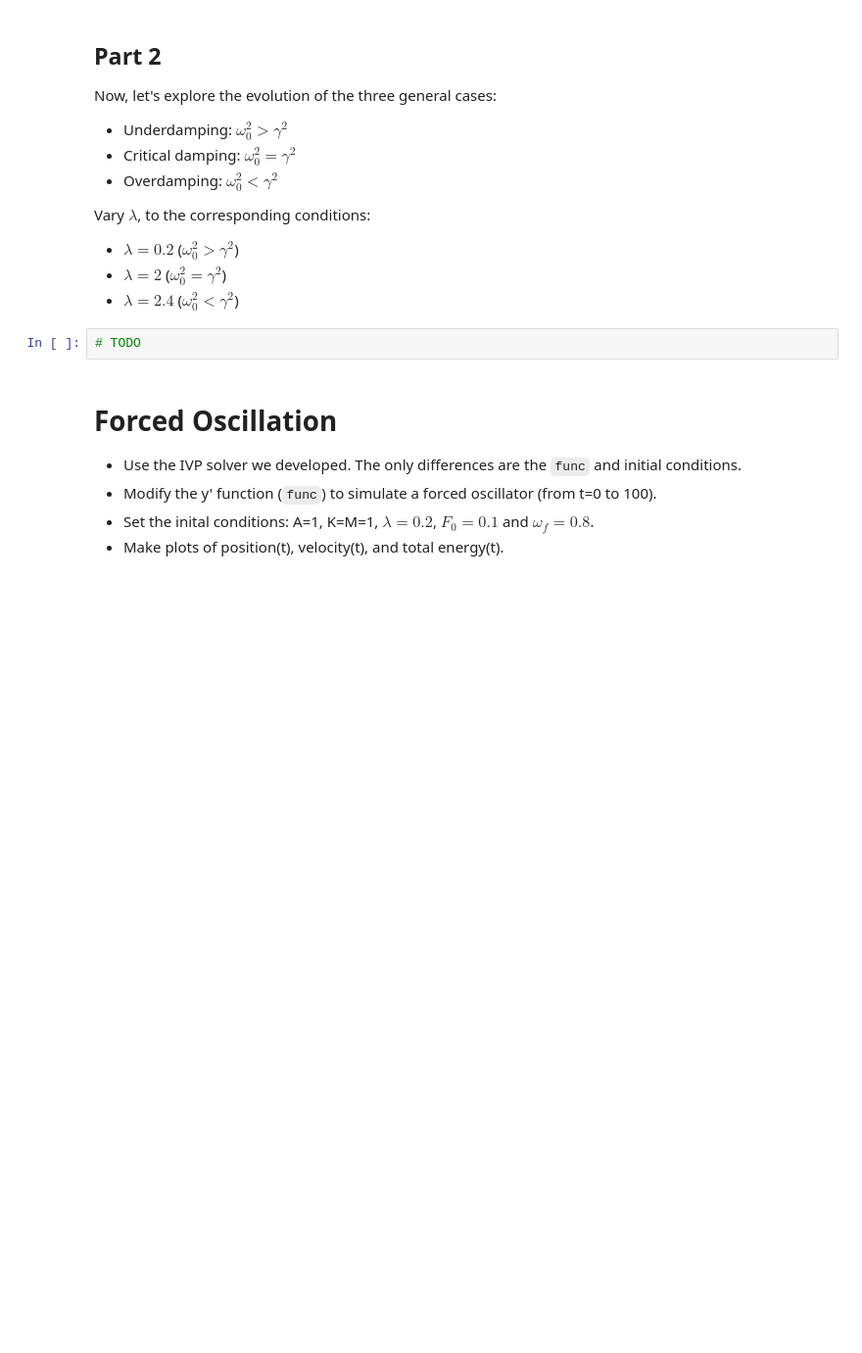
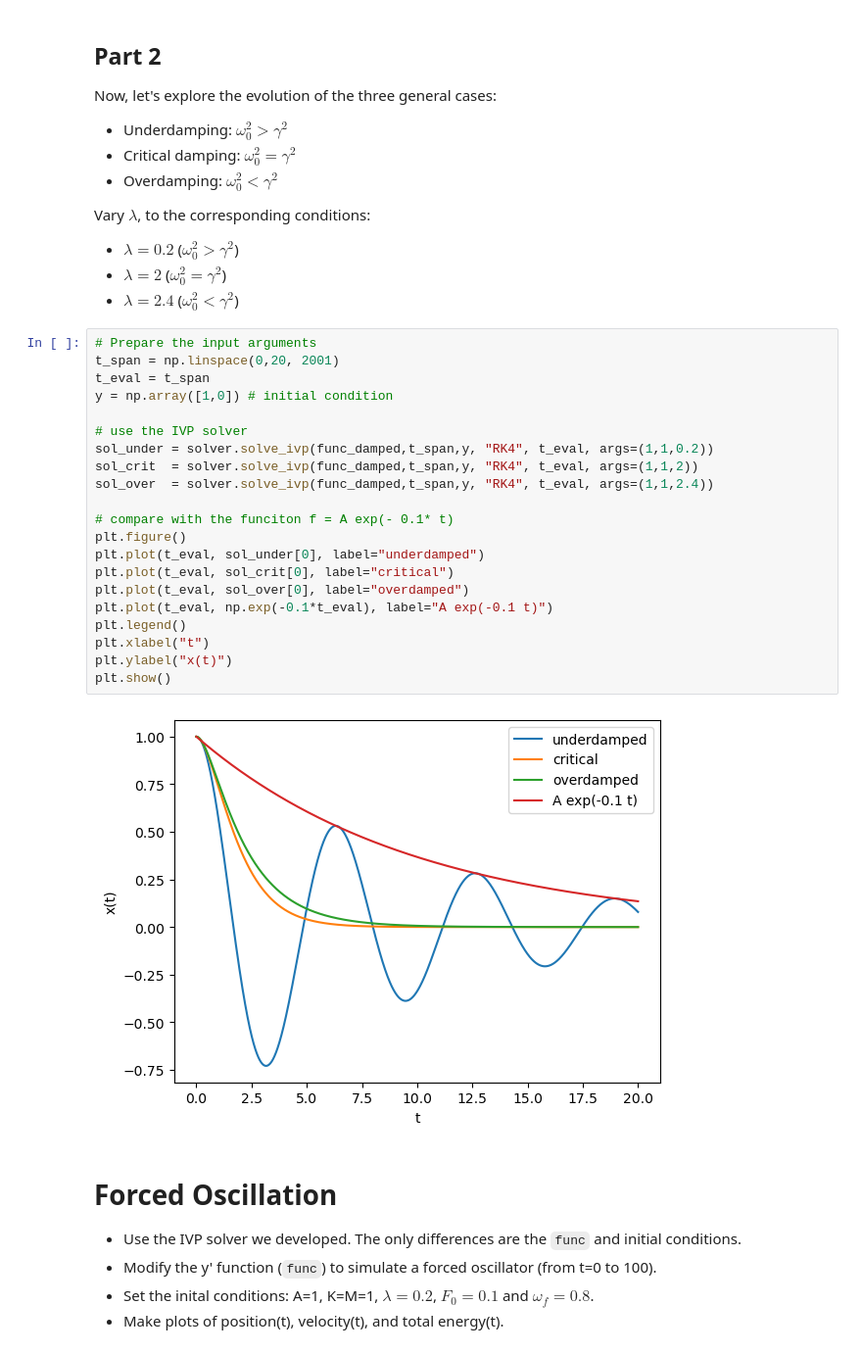
Before and after one commit to ricky4280/computationalPhysics-112, a Jupyter notebook: project1/project1_demo3.ipynb, the cells around one changed output. Shown: that part at 98% size. Drawn from its saved outputs; the diff is of its cells as text; blank space fills up the shorter version.

```diff
--- a/project1/project1_demo3.ipynb
+++ b/project1/project1_demo3.ipynb
@@ -91,8 +138,29 @@ Vary $\lambda$, to the corresponding conditions:
 * $\lambda = 0.2$ ($\omega_0^2 > \gamma^2$)
 * $\lambda = 2$ ($\omega_0^2 = \gamma^2$)
 * $\lambda = 2.4$ ($\omega_0^2 < \gamma^2$)
-# %%
-# TODO
+# %%
+# Prepare the input arguments
+t_span = np.linspace(0,20, 2001)
+t_eval = t_span
+y = np.array([1,0]) # initial condition
+
+# use the IVP solver
+sol_under = solver.solve_ivp(func_damped,t_span,y, "RK4", t_eval, args=(1,1,0.2))
+sol_crit  = solver.solve_ivp(func_damped,t_span,y, "RK4", t_eval, args=(1,1,2))
+sol_over  = solver.solve_ivp(func_damped,t_span,y, "RK4", t_eval, args=(1,1,2.4))
+
+# compare with the funciton f = A exp(- 0.1* t)
+plt.figure()
+plt.plot(t_eval, sol_under[0], label="underdamped")
+plt.plot(t_eval, sol_crit[0], label="critical")
+plt.plot(t_eval, sol_over[0], label="overdamped")
+plt.plot(t_eval, np.exp(-0.1*t_eval), label="A exp(-0.1 t)")
+plt.legend()
+plt.xlabel("t")
+plt.ylabel("x(t)")
+plt.show()
+# %% [output]
+[figure, added]
 # %% [markdown]
 # Forced Oscillation
 
```
Also changed, not shown: parts of 23 cells of this notebook.
